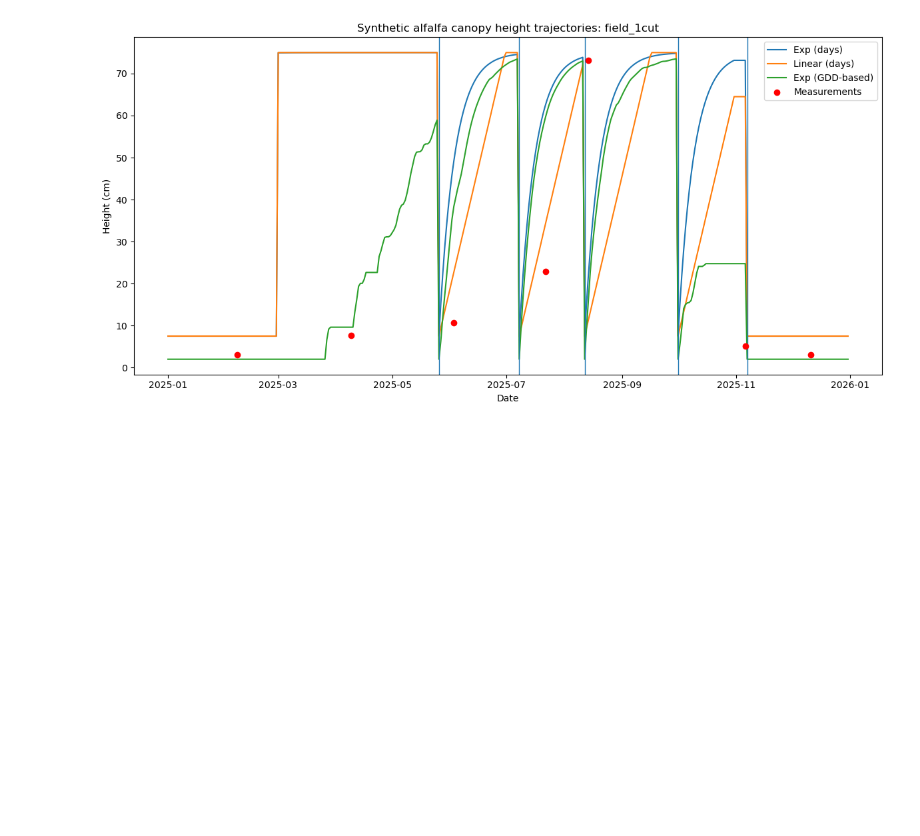
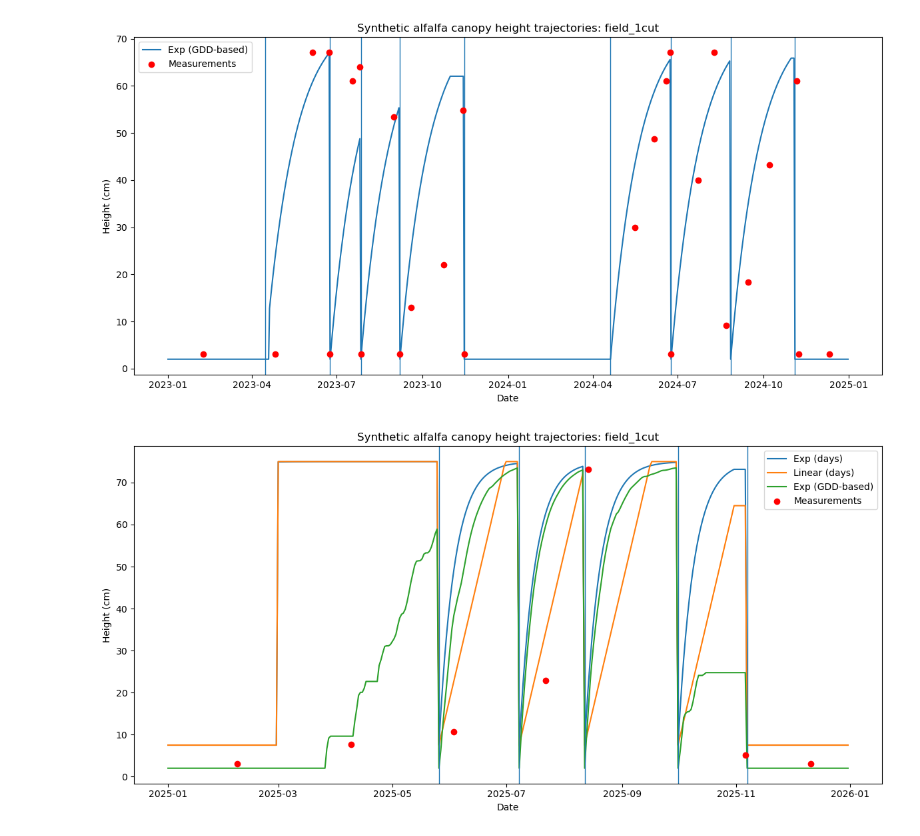
Before and after one commit to inkenbrandt/MicroMet, a Jupyter notebook: docs/notebooks/alfalfa_height.ipynb, the cells around one changed output. Saved outputs shown, nothing was run; the diff lists cells and outputs as text; code cells hidden in the pictures; blank space fills up the shorter version.

Commit message:
Add alfalfa height experimental data for Wellington from January 2023 to December 2024

```diff
--- a/docs/notebooks/alfalfa_height.ipynb
+++ b/docs/notebooks/alfalfa_height.ipynb
@@ -10,0 +50,68 @@ from micromet import AlfalfaHeightParams
+# %%
+
+weather = pd.read_csv("PRISM_wellington.csv", parse_dates=["Date"],index_col="Date")
+weather = weather.rename(columns={'tmean (degrees C)':'tmean_c'})
+#
+# # --- Synthetic cut schedules (1–4 cuts) ---
+cut_schedules = {
+    "field_1cut":  [ "4/15/2023",
+        "4/20/2024",
+                     "6/24/2023",
+                     "7/27/2023",
+                     "9/7/2023",
+                     "11/15/2023",
+                     "6/24/2024",
+                     "8/27/2024",
+                     "11/4/2024"],
+}
+
+#
+#  --- Synthetic modeling period (one year) ---
+dates = pd.date_range("2023-01-01", "2024-12-31", freq="D")
+doy = dates.dayofyear.to_numpy()
+
+# Same weather for all fields in this demo
+weather_by_field = {k: weather for k in cut_schedules.keys()}
+
+# GDD-based exponential (thermal time)
+p_exp_gdd = AlfalfaHeightParams(
+    h_resid_cm=2.0,
+    h_max_cm=75.0,
+    rate=0.032,       # k_gdd (per GDD); tune as needed
+    model="exp",
+    time_mode="gdd",
+    tbase_c= 17.0,
+    tcap_c=30,      # optional cap (e.g., 30C) if you want
+    dormancy_mode="doy",
+    tmean_col="tmean_c",
+    doy_start= (4, 20),
+    doy_end= (10, 31),
+    greenup_consecutive_days= 7,
+)
+
+
+df_exp_gdd = simulate_alfalfa_height_multi_field(
+    dates=dates,
+    cut_dates_by_field=cut_schedules,
+    default_params=p_exp_gdd,
+    weather_by_field=weather_by_field,
+)
+
+# --- Plot ---
+fig, ax = plt.subplots(figsize=(12, 6))
+field = "field_1cut"
+
+ax.plot(df_exp_gdd.index, df_exp_gdd[field], label="Exp (GDD-based)")
+ax.scatter(meas_df['date'], meas_df['height_cm'], color='red', label="Measurements", zorder=5)
+# Add vertical lines for cuts
+for cd in pd.to_datetime(cut_schedules[field]):
+    ax.axvline(cd, linewidth=1)
+
+ax.set_title(f"Synthetic alfalfa canopy height trajectories: {field}")
+ax.set_ylabel("Height (cm)")
+ax.set_xlabel("Date")
+ax.legend()
+plt.tight_layout()
+plt.show()
+# %% [output]
+[figure, added]
```
Also changed, not shown: parts of 3 cells of this notebook, 11 other files.
